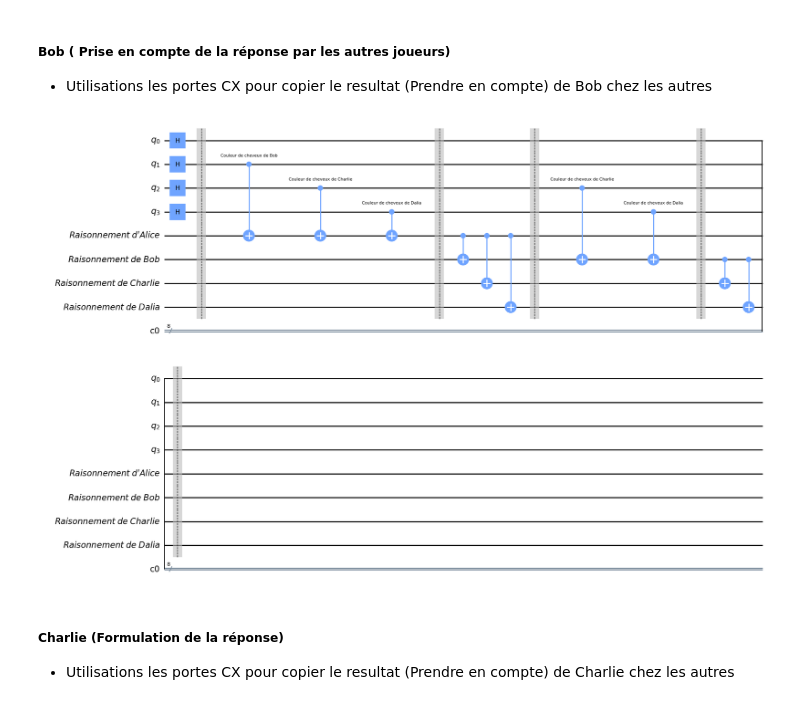
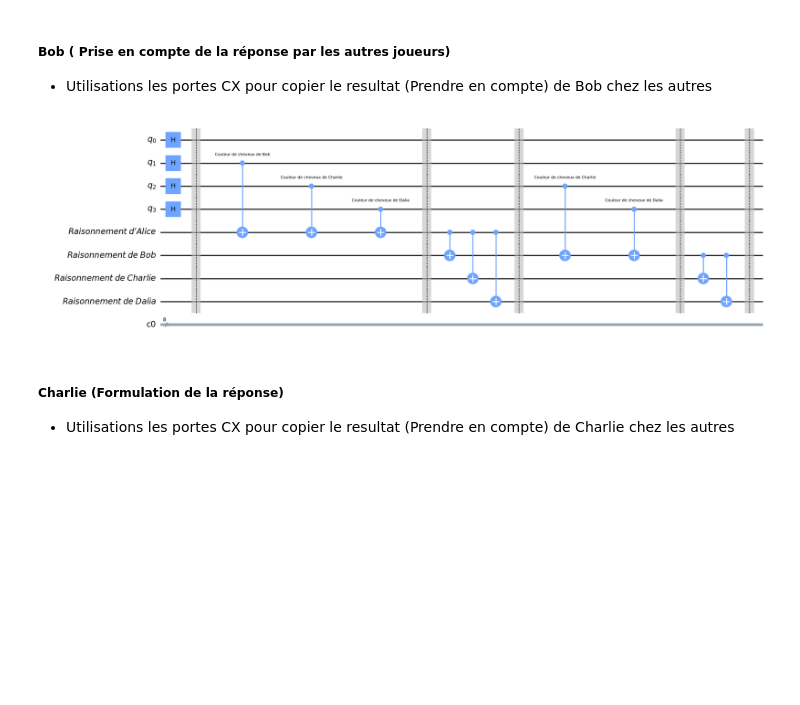
Before and after one commit to Rixez2325/quantum-esgi, a Jupyter notebook: couleurs_des_cheveux.ipynb, the cells around one changed output. Cells and saved outputs as stored; diff of their text form; code cells hidden in the pictures; blank space fills up the shorter version.

Commit message:
Enigme 3

```diff
--- a/couleurs_des_cheveux.ipynb
+++ b/couleurs_des_cheveux.ipynb
@@ -104,10 +104,10 @@ circ_enigme.draw(output="mpl")
 # %%
 circ_enigme.cx(5,6)
 circ_enigme.cx(5,7)
 circ_enigme.barrier()
-circ_enigme.draw(output="mpl")
+circ_enigme.draw(output="mpl", fold=-1)
 # %% [output]
-[figure, old version]
+[figure, new version]
 # %% [markdown]
 ##### Charlie (Formulation de la réponse)
 - Utilisations les portes CX pour copier le resultat (Prendre en compte) de Charlie chez les autres
```
Also changed, not shown: parts of 2 cells of this notebook, 1 other file.
